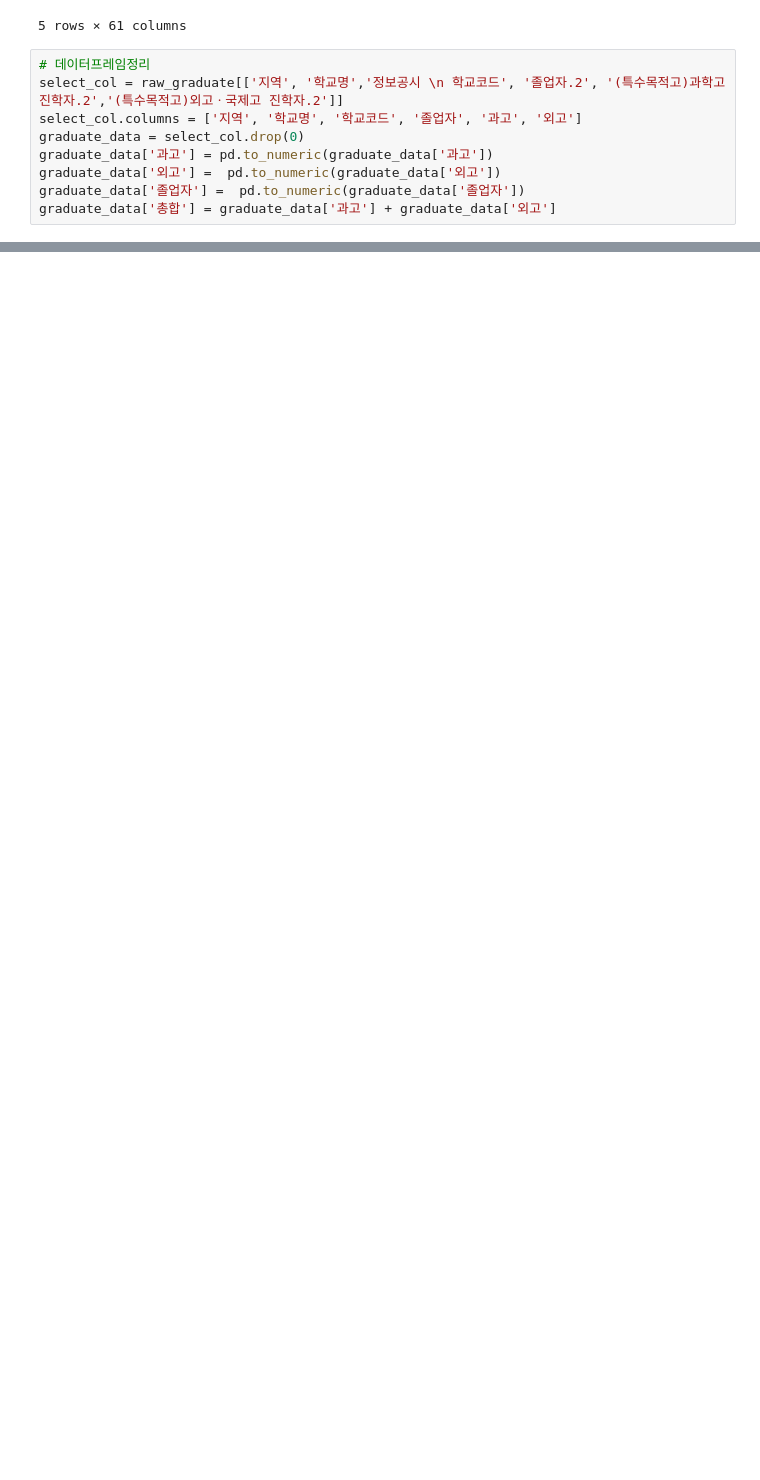
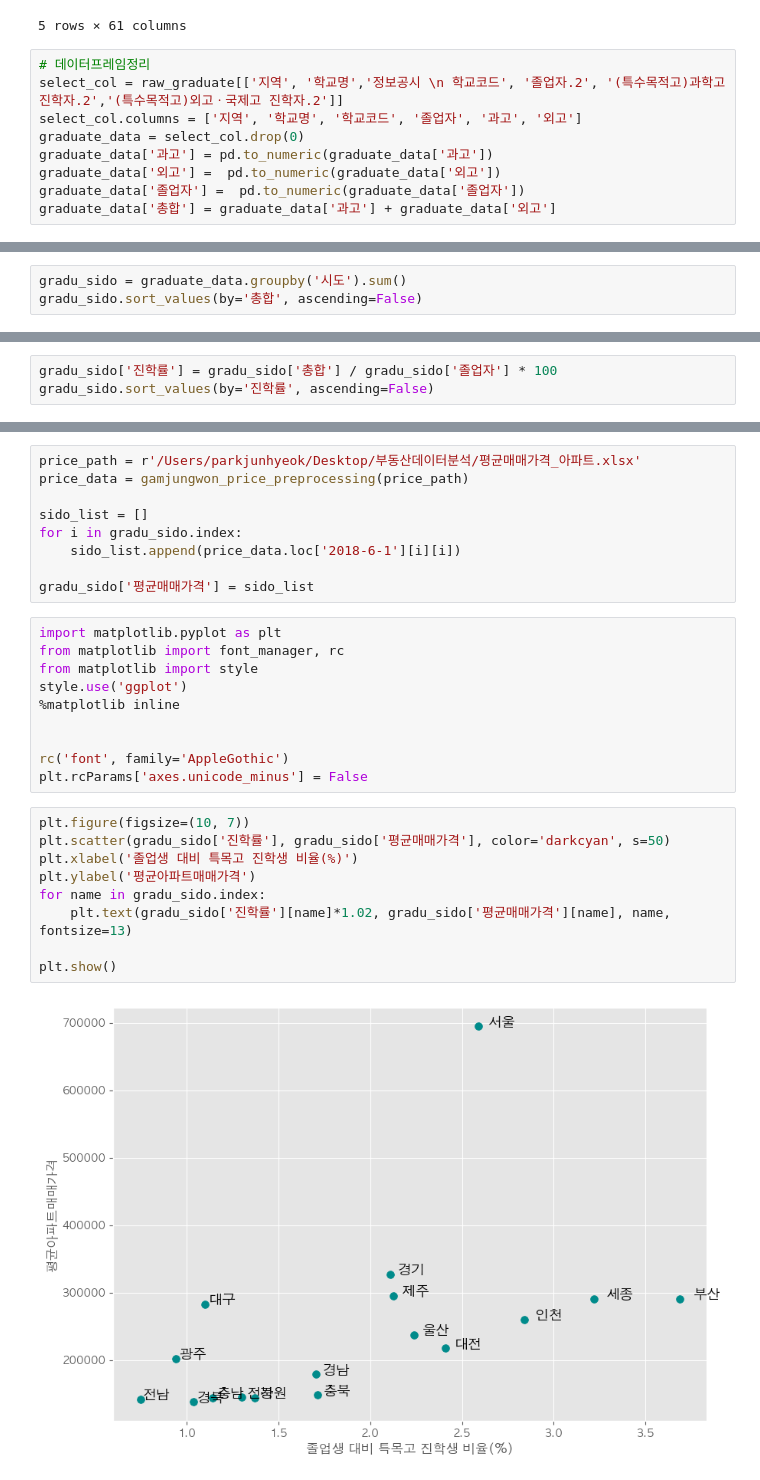
Before and after one commit to junhyeok0703/estate_DA_book, a Jupyter notebook: 챕터4.1.ipynb, the cells around one changed output, grey strips where cells are left out. Drawn from its saved outputs; the diff is of its cells as text; blank space fills up the shorter version.

```diff
--- a/챕터4.1.ipynb
+++ b/챕터4.1.ipynb
@@ -91,0 +250,3 @@ graduate_data['구군'] = graduate_data['지역'].dropna().apply(lambda x: x.spl
+# %%
+gradu_sido = graduate_data.groupby('시도').sum()
+gradu_sido.sort_values(by='총합', ascending=False)
@@ -91,0 +275,3 @@ graduate_data['구군'] = graduate_data['지역'].dropna().apply(lambda x: x.spl
+# %%
+gradu_sido['진학률'] = gradu_sido['총합'] / gradu_sido['졸업자'] * 100
+gradu_sido.sort_values(by='진학률', ascending=False)
@@ -91,0 +300,30 @@ graduate_data['구군'] = graduate_data['지역'].dropna().apply(lambda x: x.spl
+# %%
+price_path = r'/Users/parkjunhyeok/Desktop/부동산데이터분석/평균매매가격_아파트.xlsx'
+price_data = gamjungwon_price_preprocessing(price_path)
+
+sido_list = []
+for i in gradu_sido.index:
+    sido_list.append(price_data.loc['2018-6-1'][i][i])
+
+gradu_sido['평균매매가격'] = sido_list
+# %%
+import matplotlib.pyplot as plt
+from matplotlib import font_manager, rc
+from matplotlib import style
+style.use('ggplot')
+%matplotlib inline
+
+
+rc('font', family='AppleGothic')
+plt.rcParams['axes.unicode_minus'] = False
+# %%
+plt.figure(figsize=(10, 7))
+plt.scatter(gradu_sido['진학률'], gradu_sido['평균매매가격'], color='darkcyan', s=50)
+plt.xlabel('졸업생 대비 특목고 진학생 비율(%)')
+plt.ylabel('평균아파트매매가격')
+for name in gradu_sido.index:
+    plt.text(gradu_sido['진학률'][name]*1.02, gradu_sido['평균매매가격'][name], name, fontsize=13)
+
+plt.show()
+# %% [output]
+[figure, added]
```
Also changed, not shown: parts of 29 cells of this notebook, 8 other files.
